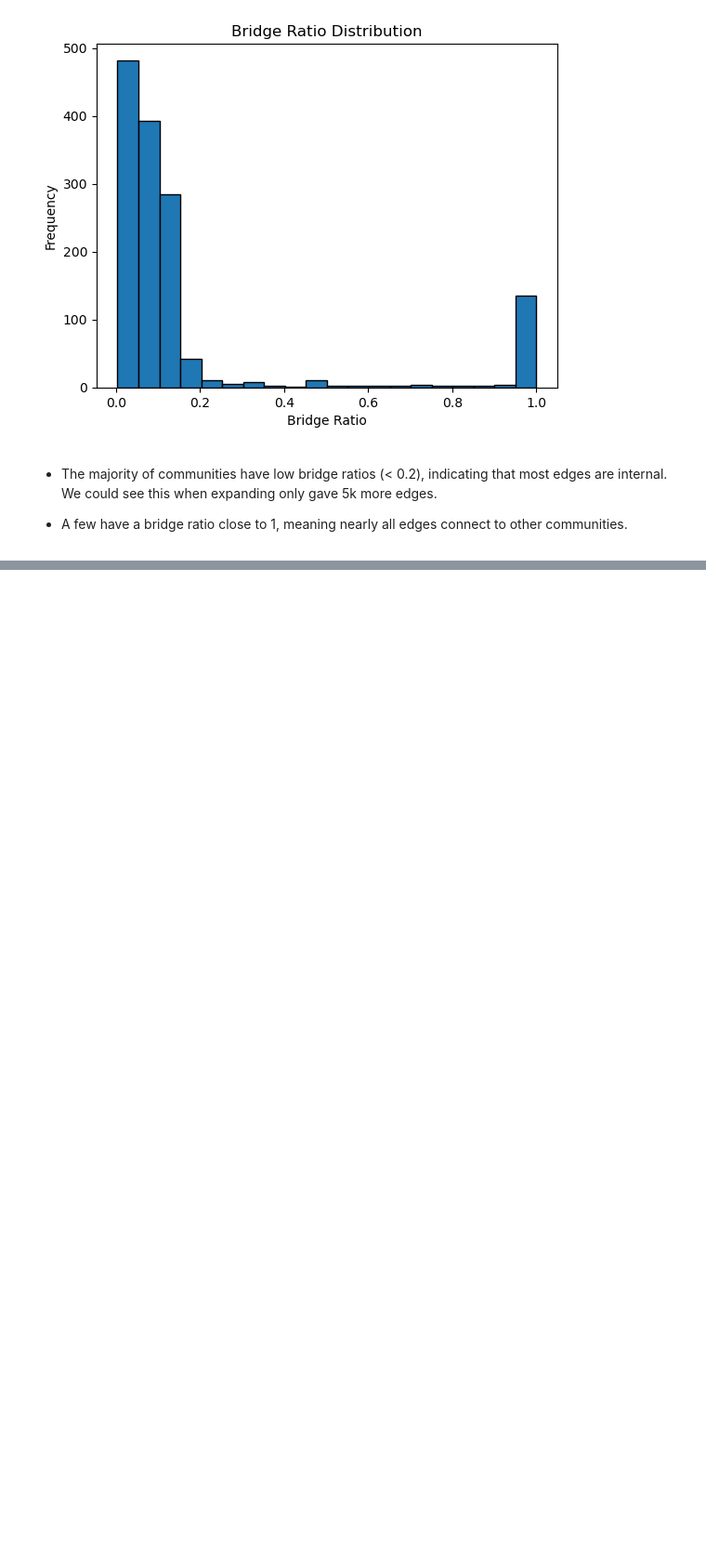
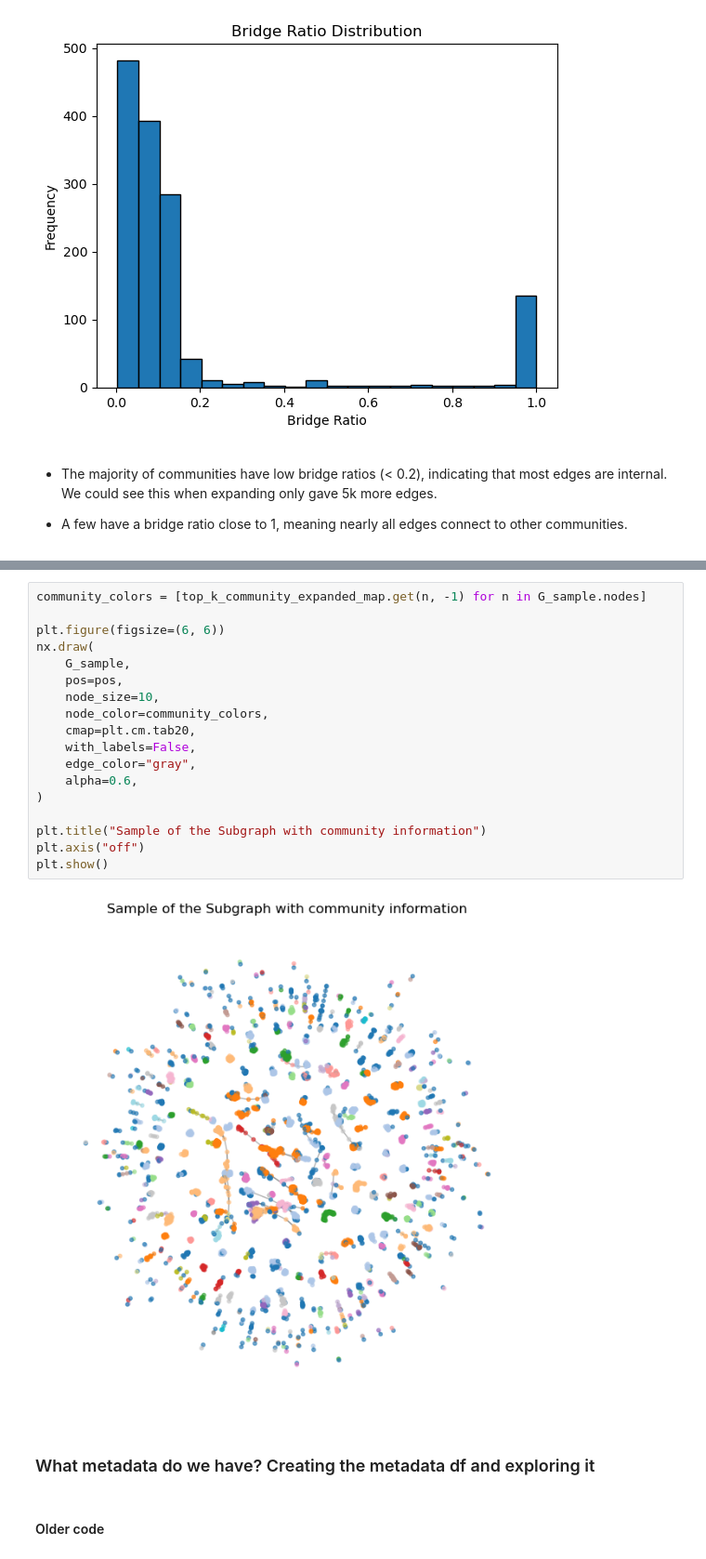
Before and after one commit to manavrm/co-purchase-prediction, a Jupyter notebook: data_exploration.ipynb, the cells around one changed output, grey strips where cells are left out. Shown at 93% size. Cells and saved outputs as stored; diff of their text form; blank space fills up the shorter version.

```diff
--- a/data_exploration.ipynb
+++ b/data_exploration.ipynb
@@ -417,0 +549,24 @@ bridge_ratio_plot(top_k_community_expanded_graph, top_k_community_expanded_map)
+# %%
+community_colors = [top_k_community_expanded_map.get(n, -1) for n in G_sample.nodes]
+
+plt.figure(figsize=(6, 6))
+nx.draw(
+    G_sample,
+    pos=pos,
+    node_size=10,
+    node_color=community_colors,
+    cmap=plt.cm.tab20,
+    with_labels=False,
+    edge_color="gray",
+    alpha=0.6,
+)
+
+plt.title("Sample of the Subgraph with community information")
+plt.axis("off")
+plt.show()
+# %% [output]
+[figure, added]
+# %% [markdown]
+### What metadata do we have? Creating the metadata df and exploring it
+# %% [markdown]
+#### Older code
```
Also changed, not shown: parts of 36 cells of this notebook, 2 other files.
